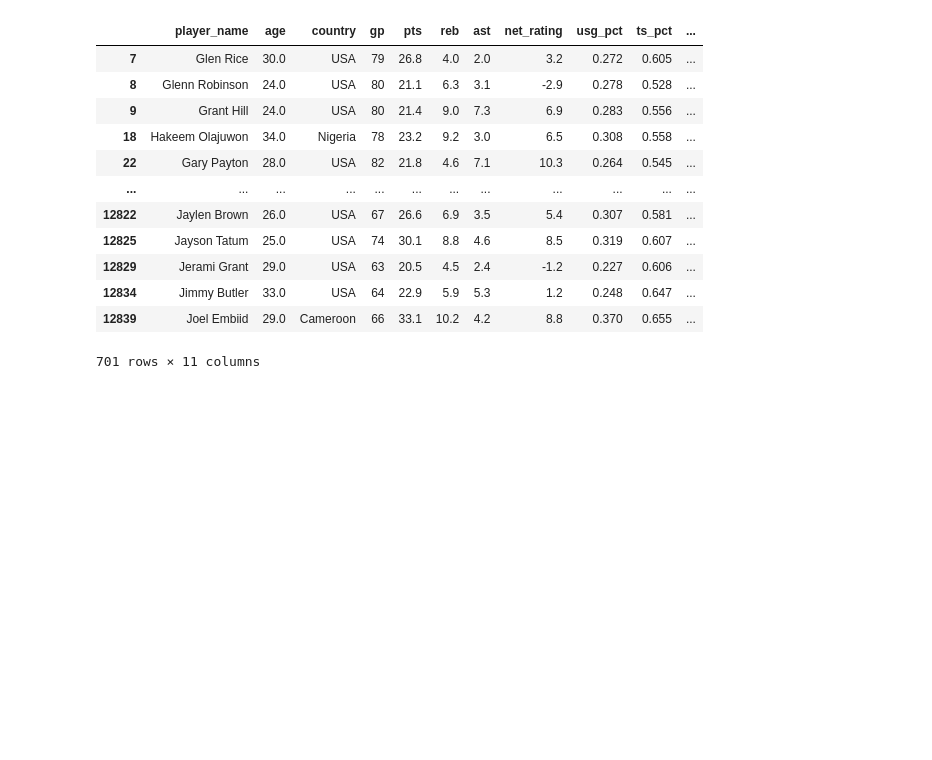
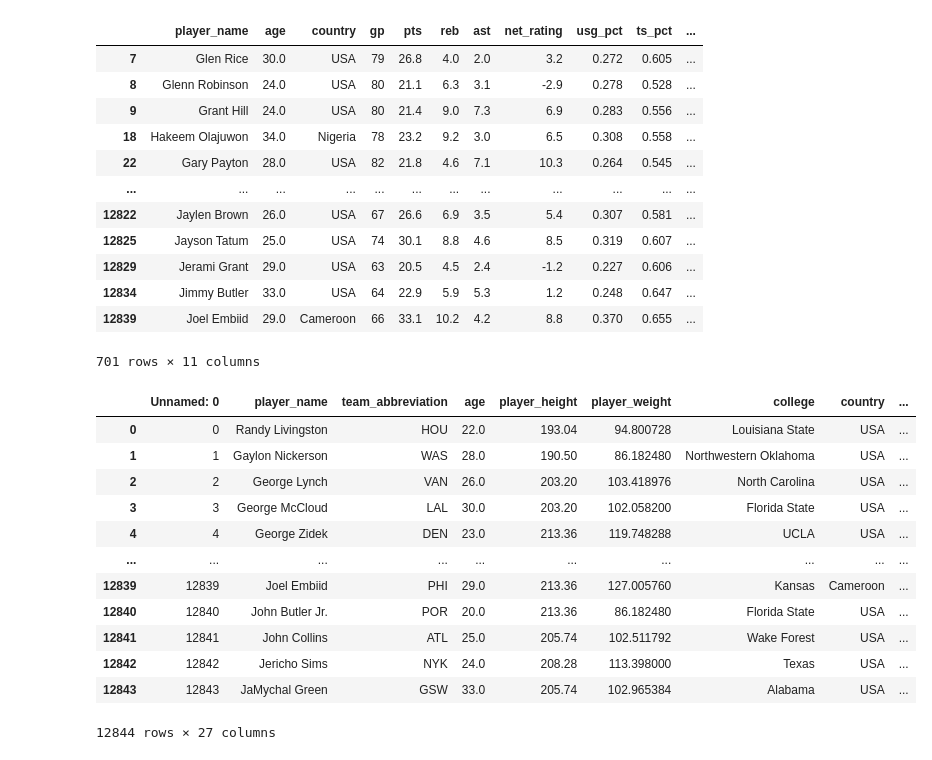
Before and after one commit to Hensonkk/Machine-Learning-NBA-MVP, a Jupyter notebook: NBA data preprocessing.ipynb, the cells around one changed output. Drawn from its saved outputs; the diff is of its cells as text; code cells hidden in the pictures; blank space fills up the shorter version.

Commit message:
RAPTOR and PREDATOR scores added to Dataframe

```diff
--- a/NBA data preprocessing.ipynb
+++ b/NBA data preprocessing.ipynb
@@ -67,3 +67,39 @@ nba_df2
 | 12834 | Jimmy Butler | 33.0 | USA | 64 | 22.9 | 5.9 | 5.3 | 1.2 | 0.248 | 0.647 | ... |
 | 12839 | Joel Embiid | 29.0 | Cameroon | 66 | 33.1 | 10.2 | 4.2 | 8.8 | 0.370 | 0.655 | ... |
 701 rows × 11 columns
+# %%
+# Load the RAPTOR data
+latest_raptor_df = pd.read_csv('Datasets/latest_RAPTOR_by_team.csv', usecols=['player_name', 'season', 'raptor_offense', 'raptor_defense', 'predator_offense', 'predator_defense'])
+historical_raptor_df = pd.read_csv('Datasets/historical_RAPTOR_by_team.csv', usecols=['player_name', 'season', 'raptor_offense', 'raptor_defense', 'predator_offense', 'predator_defense'])
+
+# Convert the 'season' column in the RAPTOR dataframes
+nba_df['season_end'] = nba_df['season'].str.split('-').str[1].astype(str)
+nba_df['season_end'] = '20' + nba_df['season_end']
+
+latest_raptor_df['season'] = latest_raptor_df['season'].astype(str)
+historical_raptor_df['season'] = historical_raptor_df['season'].astype(str)
+
+# Merge the RAPTOR dataframes to allign historical data with current data
+raptor_df = pd.concat([latest_raptor_df, historical_raptor_df]).drop_duplicates(subset=['player_name', 'season'])
+
+# Merge the combined RAPTOR data with the main NBA DataFrame
+nba_df = nba_df.merge(raptor_df, left_on=['player_name', 'season_end'], right_on=['player_name', 'season'], how='left')
+
+# Drop the temporary 'season_end' column
+nba_df.drop('season_end', axis=1, inplace=True)
+# %%
+nba_df
+# %% [output]
+|  | Unnamed: 0 | player_name | team_abbreviation | age | player_height | player_weight | college | country | ... |
+| 0 | 0 | Randy Livingston | HOU | 22.0 | 193.04 | 94.800728 | Louisiana State | USA | ... |
+| 1 | 1 | Gaylon Nickerson | WAS | 28.0 | 190.50 | 86.182480 | Northwestern Oklahoma | USA | ... |
+| 2 | 2 | George Lynch | VAN | 26.0 | 203.20 | 103.418976 | North Carolina | USA | ... |
+| 3 | 3 | George McCloud | LAL | 30.0 | 203.20 | 102.058200 | Florida State | USA | ... |
+| 4 | 4 | George Zidek | DEN | 23.0 | 213.36 | 119.748288 | UCLA | USA | ... |
+| ... | ... | ... | ... | ... | ... | ... | ... | ... | ... |
+| 12839 | 12839 | Joel Embiid | PHI | 29.0 | 213.36 | 127.005760 | Kansas | Cameroon | ... |
+| 12840 | 12840 | John Butler Jr. | POR | 20.0 | 213.36 | 86.182480 | Florida State | USA | ... |
+| 12841 | 12841 | John Collins | ATL | 25.0 | 205.74 | 102.511792 | Wake Forest | USA | ... |
+| 12842 | 12842 | Jericho Sims | NYK | 24.0 | 208.28 | 113.398000 | Texas | USA | ... |
+| 12843 | 12843 | JaMychal Green | GSW | 33.0 | 205.74 | 102.965384 | Alabama | USA | ... |
+12844 rows × 27 columns
```
